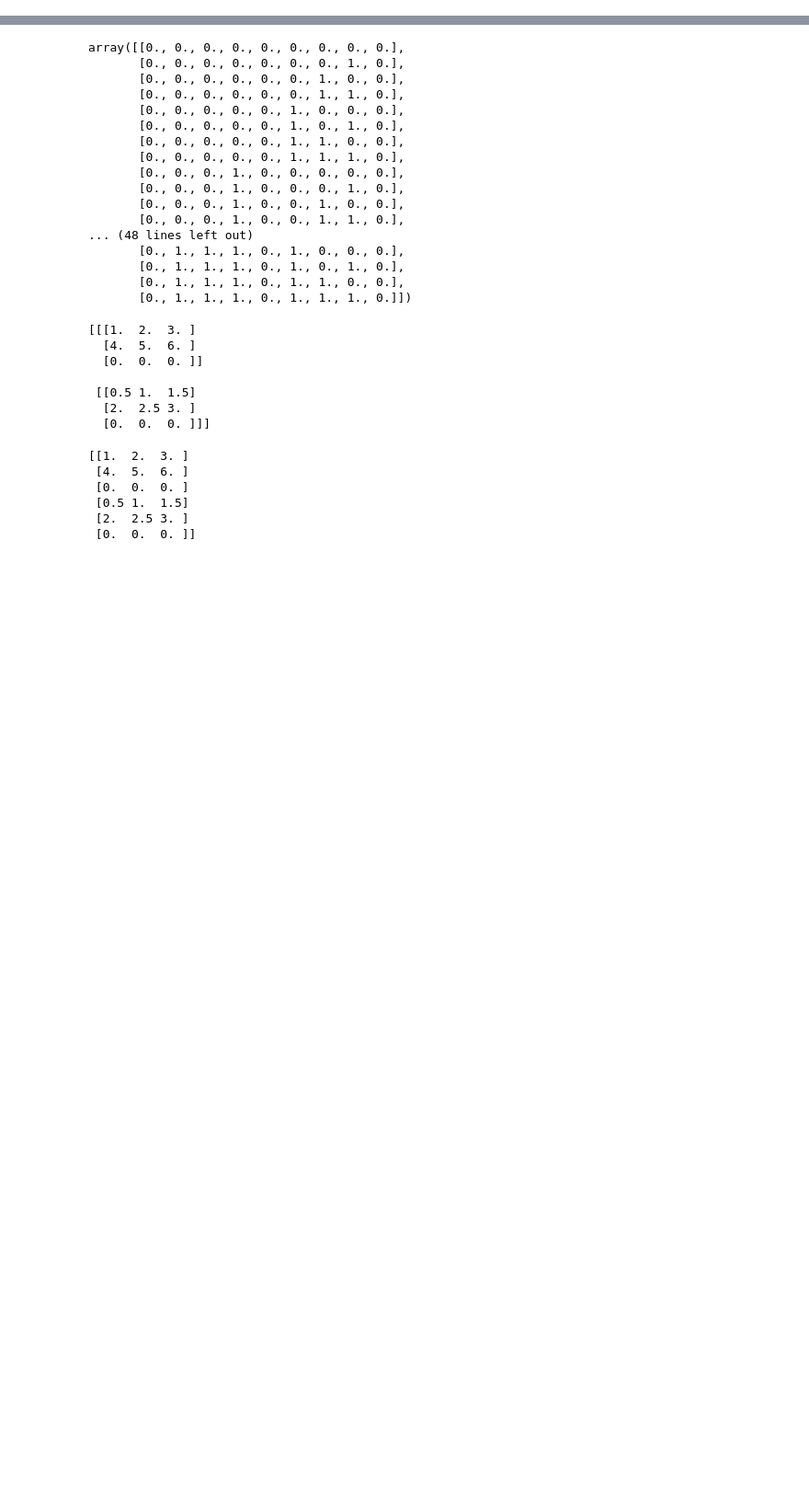
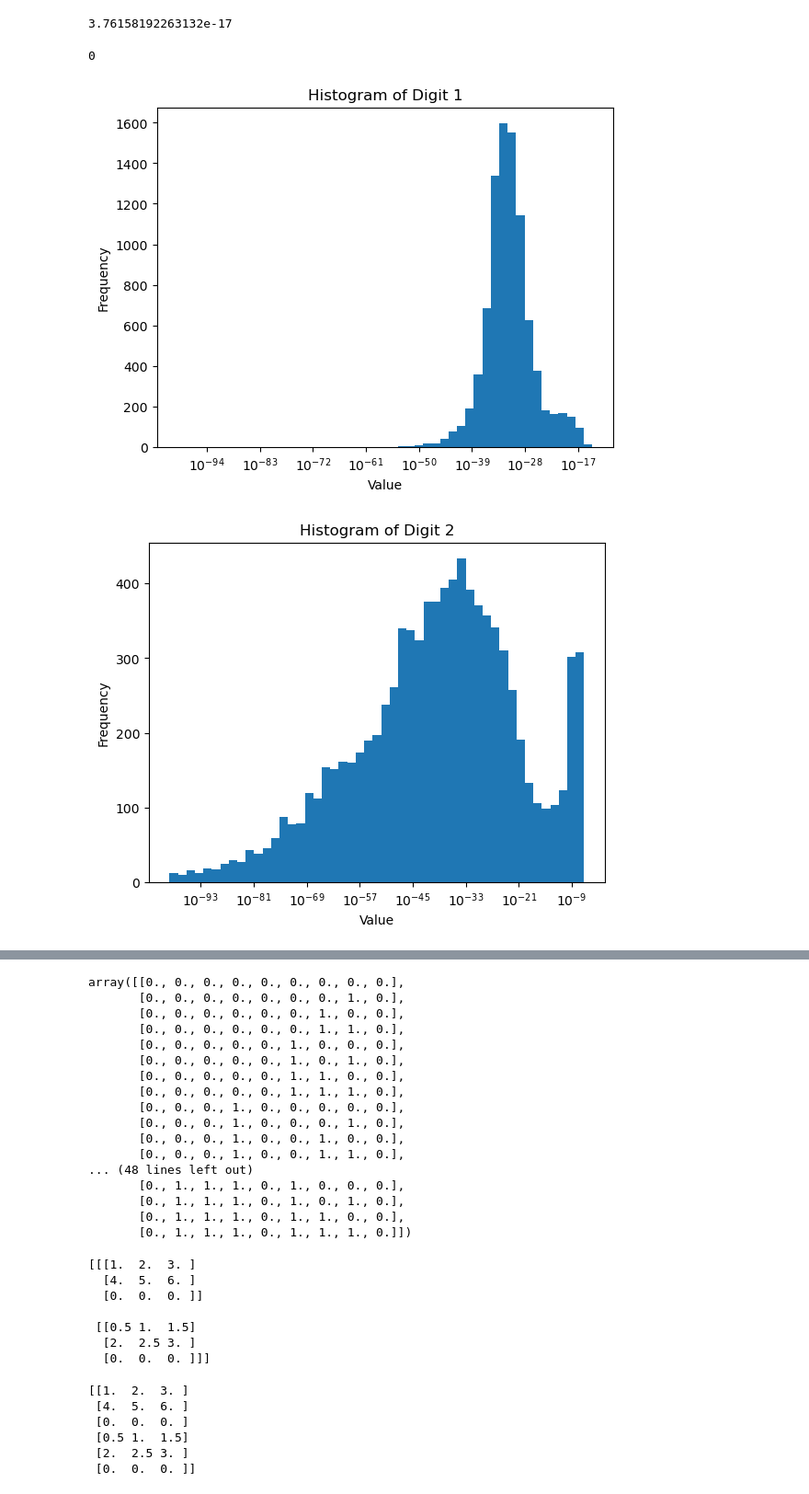
Before and after one commit to PaulHosek/MCM_classifier, a Jupyter notebook: scratch/0_prob/drafting.ipynb, the cells around one changed output, grey strips where cells are left out. Shown at 92% size. Saved outputs shown, nothing was run; the diff lists cells and outputs as text; code cells hidden in the pictures; blank space fills up the shorter version.

```diff
--- a/scratch/0_prob/drafting.ipynb
+++ b/scratch/0_prob/drafting.ipynb
@@ -13,3 +13,35 @@ from src.plot import plot_confusion_matrix, plot_label_prob_diff
 import small_mcm_tools as tools
 import ebo_best_basis
 import numpy as np
+# %%
+probs = np.loadtxt("probs.csv")
+# %%
+lamb = lambda n: 2**n-1
+(100**10)/lamb(121)
+# %% [output]
+3.76158192263132e-17
+# %%
+np.sum(probs==np.nan)
+# %% [output]
+0
+# %%
+
+
+min_nonzero_value = 1e-100
+
+for col in range(probs.shape[1]):
+    column_data = probs[:, col]
+
+    bins = np.logspace(np.log10(min_nonzero_value), np.log10(column_data.max()), 50)
+
+    bins = np.unique(bins)
+
+    plt.hist(column_data, bins=bins)
+    plt.xscale('log')
+    plt.xlabel('Value')
+    plt.ylabel('Frequency')
+    plt.title(f'Histogram of Digit {col}')
+    plt.show()
+# %% [output]
+[figure, added]
+[figure, added]
```
Also changed, not shown: parts of 1 cell of this notebook, 5 other files.
